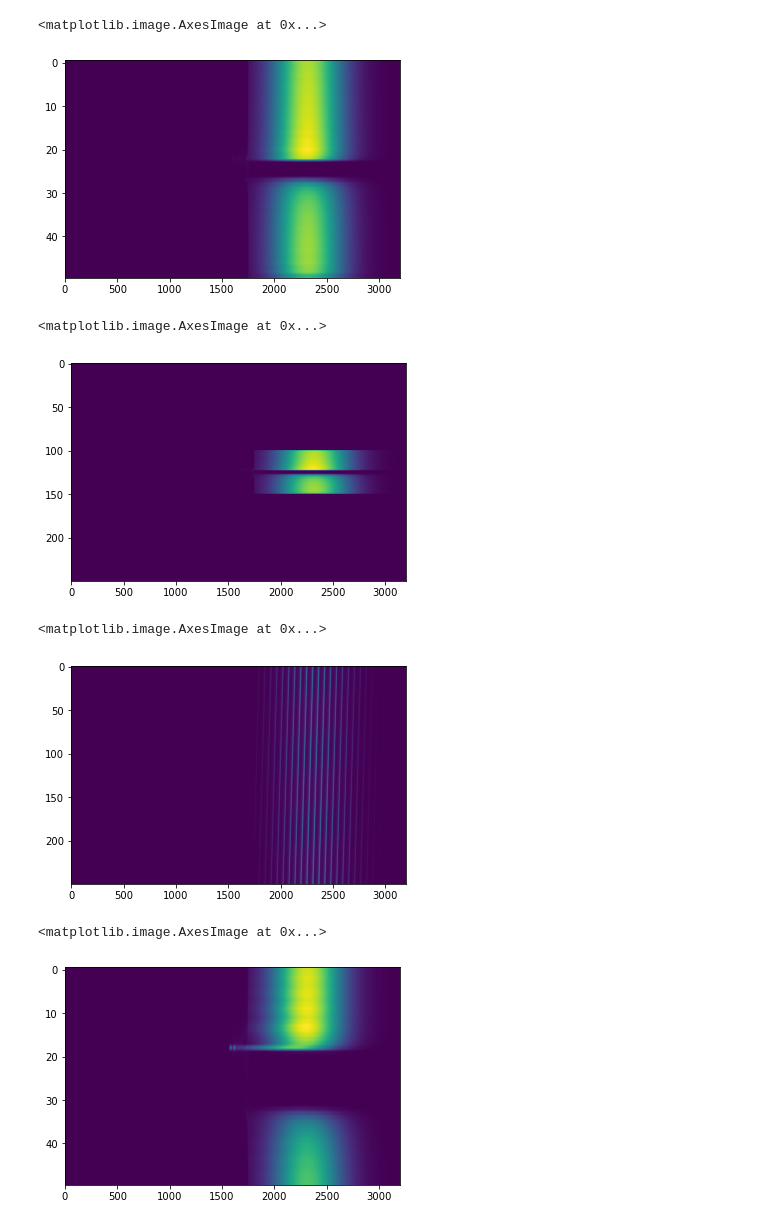
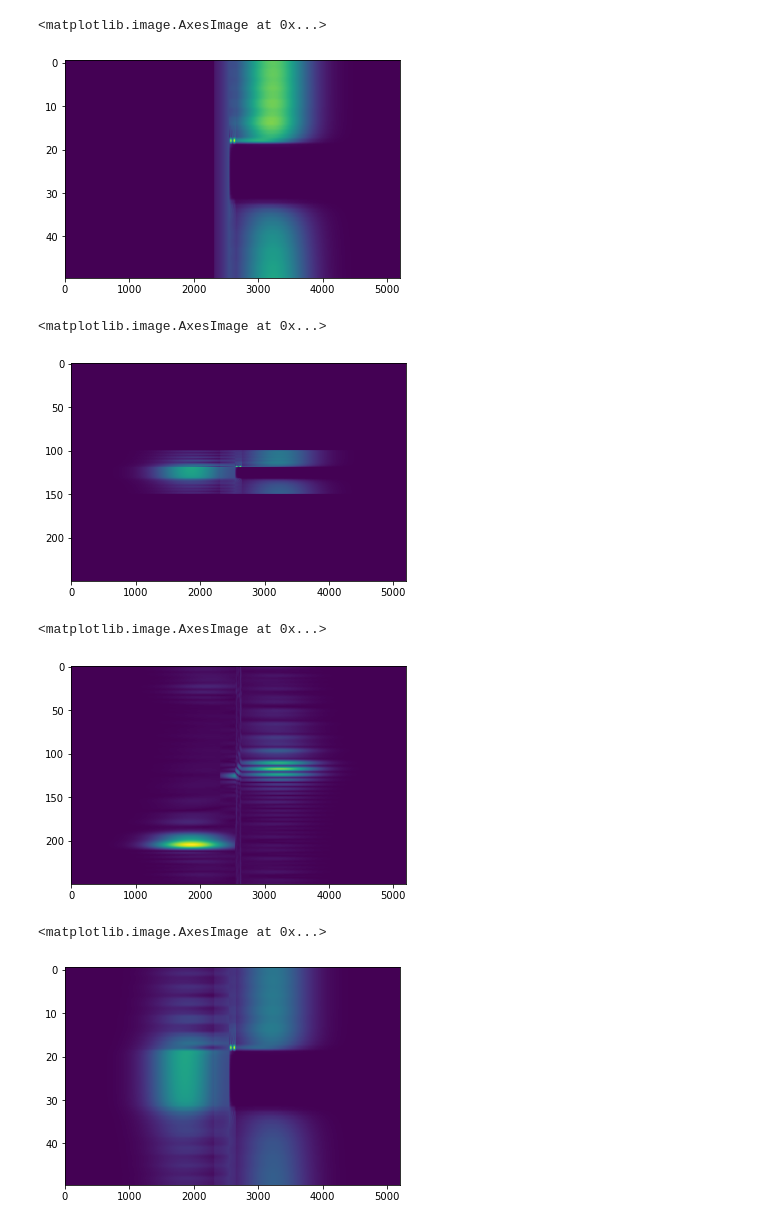
Before and after one commit to balticfish/crystal-fft-bpm, a Jupyter notebook: examples/example2.ipynb, the cells around one changed output. Drawn from its saved outputs; the diff is of its cells as text; code cells hidden in the pictures.

```diff
--- a/examples/example2.ipynb
+++ b/examples/example2.ipynb
@@ -13,15 +13,15 @@ import time
 Npoints = 50
 delta_theta = 0.0
 omega0 = 9000
-#omegas = np.linspace(8999.8, 9000.6, Npoints)
-omegas = np.linspace(8998.8, 9001.6, Npoints)
+omegas = np.linspace(8999.8, 9000.6, Npoints)
+#omegas = np.linspace(8998.8, 9001.6, Npoints)
 
 Rs = np.zeros(Npoints)
 Ts = np.zeros(Npoints)
 # %%
 def single_realization(delta_theta, omega):
 
-    xcr = XCrystal(XCr_path+'/config/Crystal.yaml', omega)
+    xcr = XCrystal(XCr_path+'/config/Si400_9keV.yaml', omega)
     xcr.configure(delta_theta)
     xcr.run3D()
 
@@ -29,7 +29,7 @@ def single_realization(delta_theta, omega):
 
 def single_realization_with_data(delta_theta, omega):
 
-    xcr = XCrystal(XCr_path+'/config/Crystal.yaml', omega)
+    xcr = XCrystal(XCr_path+'/config/Si400_9keV.yaml', omega)
     xcr.configure(delta_theta)
     xcr.run3D()
 
@@ -51,13 +66,14 @@ KeyboardInterrupt:
 # %%
-plt.imshow(np.abs(U2_xyz[:,:,5,-1]), aspect='auto')
+plt.imshow(np.abs(U2_xyz[:,:,0,-1]), aspect='auto')
 # %% [output]
 <matplotlib.image.AxesImage at 0x...>
-[figure, old version]
+[figure, new version]
 # %%
 pad_shape = [(100,100), (0,0), (0,0), (0,0)]
-utt = np.pad(U2_xyz, pad_shape, mode='constant', constant_values=(0.0 + 1j * 0.0, 0.0 + 1j * 0.0))
-plt.imshow(np.abs(utt[:,:,5,-1]), aspect='auto')
+utt1 = np.pad(U1_xyz, pad_shape, mode='constant', constant_values=(0.0 + 1j * 0.0, 0.0 + 1j * 0.0))
+utt2= np.pad(U2_xyz, pad_shape, mode='constant', constant_values=(0.0 + 1j * 0.0, 0.0 + 1j * 0.0))
+plt.imshow(np.abs(utt1[:,:,0,-1])+np.abs(utt2[:,:,0,-1]), aspect='auto')
 # %% [output]
 <matplotlib.image.AxesImage at 0x...>
-[figure, old version]
+[figure, new version]
 # %%
@@ -65,11 +81,11 @@ U2_txyz = np.fft.fftshift(np.fft.ifft(utt, axis=0), axes=0)
 # %%
-plt.imshow(np.abs(U2_txyz[:,:,5,-1]), aspect='auto')
+plt.imshow(np.abs(U2_txyz[:,:]), aspect='auto')
 # %% [output]
 <matplotlib.image.AxesImage at 0x...>
-[figure, old version]
+[figure, new version]
 # %%
-plt.imshow(np.abs(U2_xyz[:,:,5,-1]), aspect='auto')
+plt.imshow(np.abs(U2_xyz[:,:,0,-1])+np.abs(U1_xyz[:,:,0,-1]), aspect='auto')
 # %% [output]
 <matplotlib.image.AxesImage at 0x...>
-[figure, old version]
+[figure, new version]
 # %%
```
Also changed, not shown: parts of 5 cells of this notebook, 32 other files.
